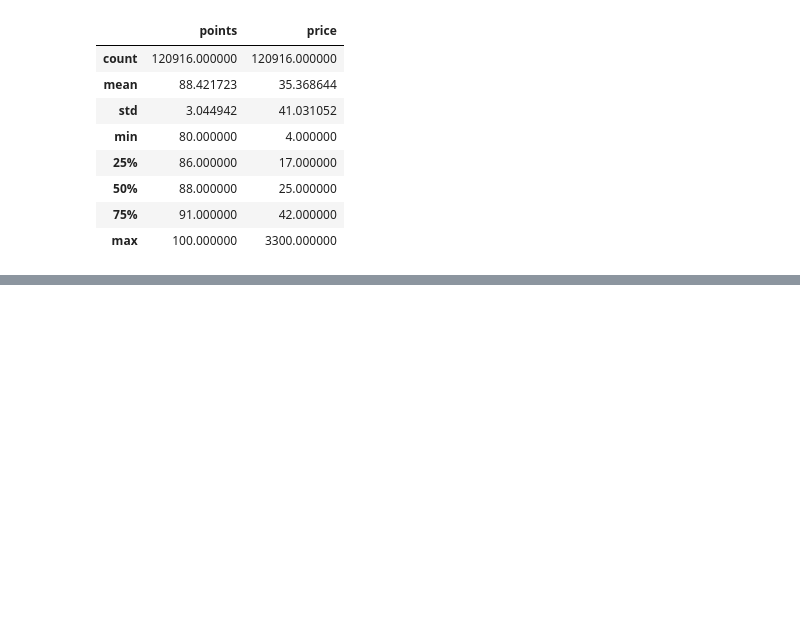
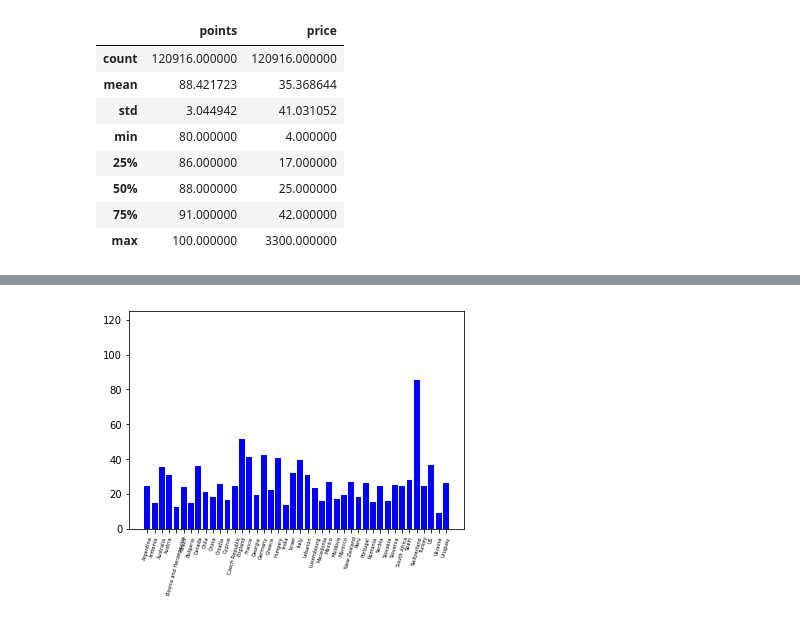
Before and after one commit to renatonico/Pygeons, a Jupyter notebook: notebooks/matt.ipynb, the cells around one changed output, grey strips where cells are left out. Cells and saved outputs as stored; diff of their text form; code cells hidden in the pictures; blank space fills up the shorter version.

```diff
--- a/notebooks/matt.ipynb
+++ b/notebooks/matt.ipynb
@@ -85,0 +82,4 @@ Name: price, dtype: float64
+# %%
+df_variety = df_2.groupby(["country"]).mean()
+df_variety = df_variety.reset_index()
+df_variety.head()
@@ -85,0 +93,7 @@ Name: price, dtype: float64
+# %%
+plt.bar(df_variety["country"], df_variety["price"], color='b')
+plt.ylim([0, 125])
+plt.xticks(rotation=75, fontsize=5)
+plt.show()
+# %% [output]
+[figure, added]
```
Also changed, not shown: parts of 6 cells of this notebook, 1 other file.
